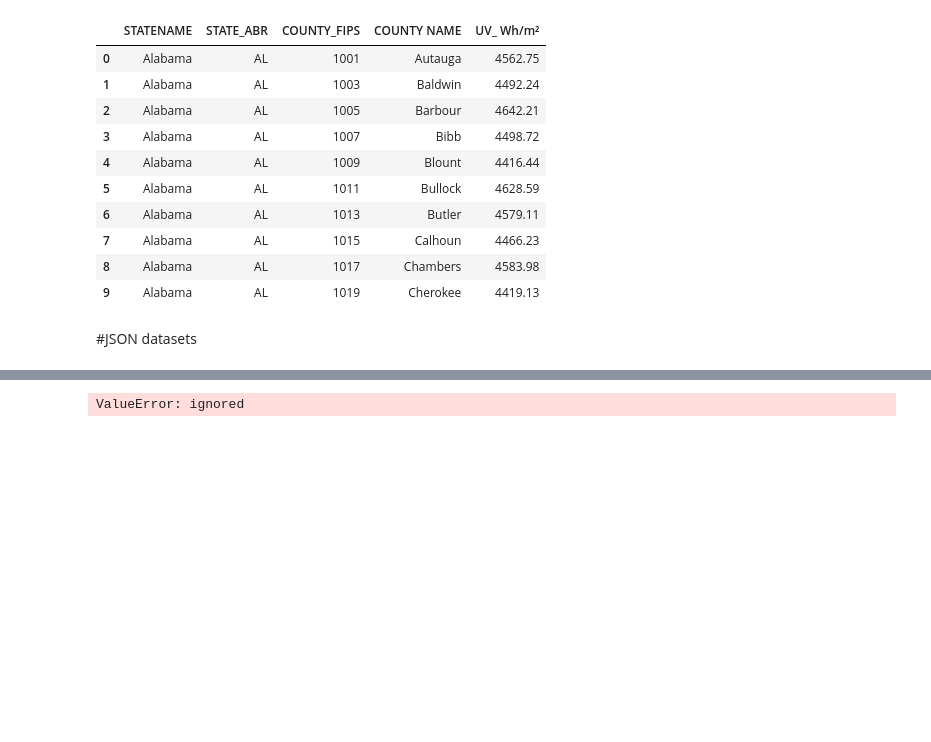
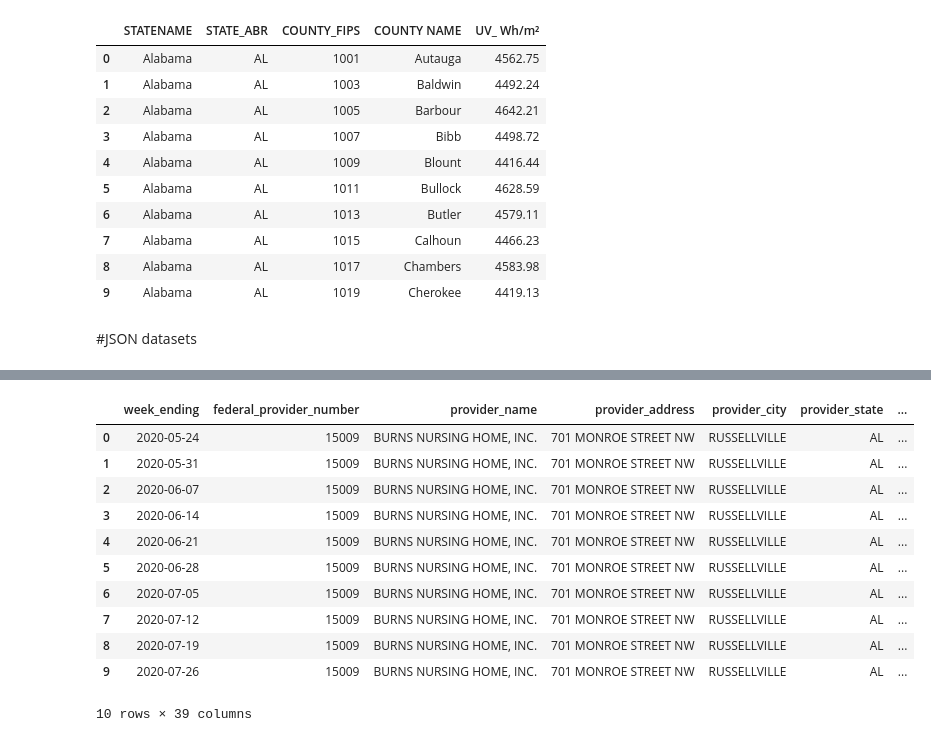
Before and after one commit to nimratmann/datasci_1_loading, a Jupyter notebook: HHA507Assignment1.ipynb, the cells around one changed output, grey strips where cells are left out. Drawn from its saved outputs; the diff is of its cells as text; code cells hidden in the pictures; blank space fills up the shorter version.

```diff
--- a/HHA507Assignment1.ipynb
+++ b/HHA507Assignment1.ipynb
@@ -96,5 +104,16 @@ FileNotFoundError: ignored
 # %%
-data2 = pd.read_json('')
+data2 = pd.read_json('https://raw.githubusercontent.com/nimratmann/datasci_1_loading/main/data/Covid-19%20Nursing%20Home%20Data.json')
 data2.head(10)
 # %% [output]
+|  | week_ending | federal_provider_number | provider_name | provider_address | provider_city | provider_state | ... |
+| 0 | 2020-05-24 | 15009 | BURNS NURSING HOME, INC. | 701 MONROE STREET NW | RUSSELLVILLE | AL | ... |
+| 1 | 2020-05-31 | 15009 | BURNS NURSING HOME, INC. | 701 MONROE STREET NW | RUSSELLVILLE | AL | ... |
+| 2 | 2020-06-07 | 15009 | BURNS NURSING HOME, INC. | 701 MONROE STREET NW | RUSSELLVILLE | AL | ... |
+| 3 | 2020-06-14 | 15009 | BURNS NURSING HOME, INC. | 701 MONROE STREET NW | RUSSELLVILLE | AL | ... |
+| 4 | 2020-06-21 | 15009 | BURNS NURSING HOME, INC. | 701 MONROE STREET NW | RUSSELLVILLE | AL | ... |
+| 5 | 2020-06-28 | 15009 | BURNS NURSING HOME, INC. | 701 MONROE STREET NW | RUSSELLVILLE | AL | ... |
+| 6 | 2020-07-05 | 15009 | BURNS NURSING HOME, INC. | 701 MONROE STREET NW | RUSSELLVILLE | AL | ... |
+| 7 | 2020-07-12 | 15009 | BURNS NURSING HOME, INC. | 701 MONROE STREET NW | RUSSELLVILLE | AL | ... |
+| 8 | 2020-07-19 | 15009 | BURNS NURSING HOME, INC. | 701 MONROE STREET NW | RUSSELLVILLE | AL | ... |
+| 9 | 2020-07-26 | 15009 | BURNS NURSING HOME, INC. | 701 MONROE STREET NW | RUSSELLVILLE | AL | ... |
-ValueError: ignored
+10 rows × 39 columns
```
Also changed, not shown: parts of 5 cells of this notebook.
